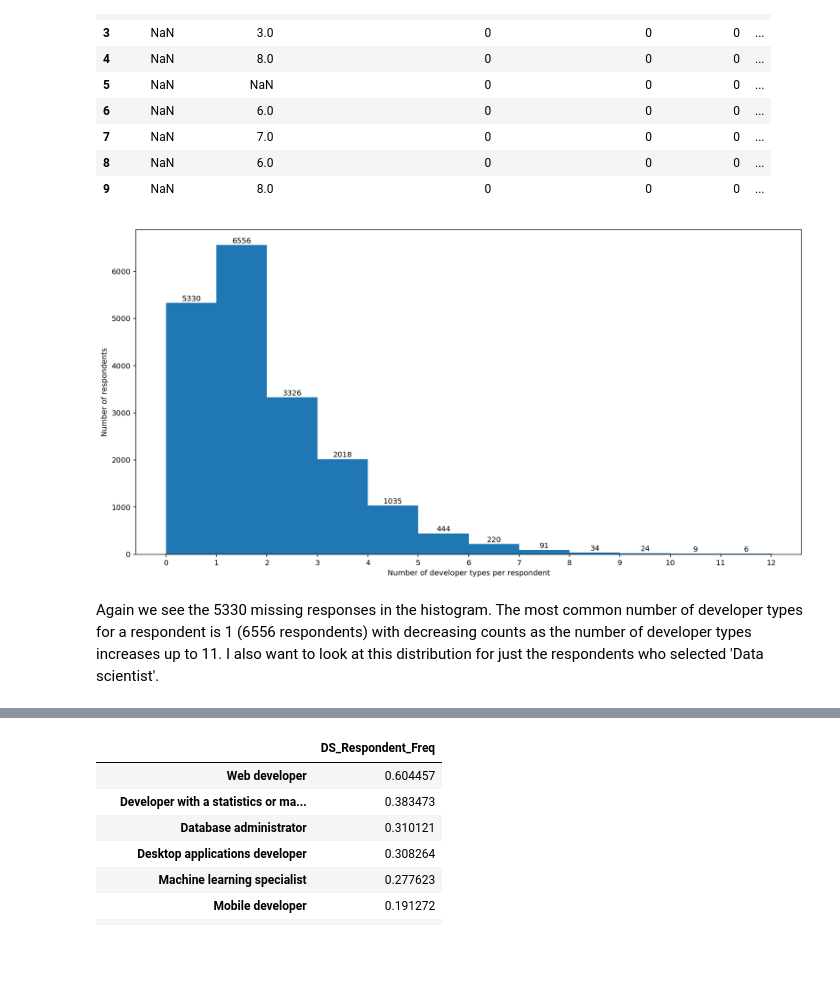
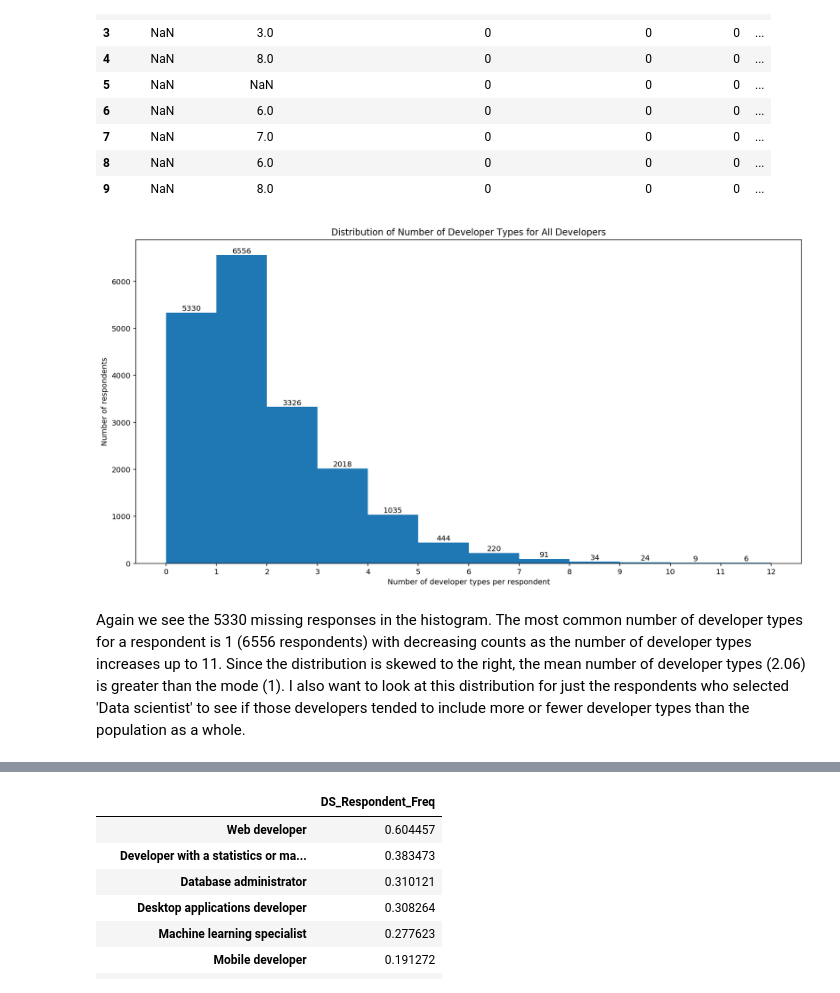
Before and after one commit to blowe615/stackoverflow_survey, a Jupyter notebook: Investigating How Data Scientists Answered the Stack Overflow Survey.ipynb, the cells around one changed output, grey strips where cells are left out. Drawn from its saved outputs; the diff is of its cells as text; code cells hidden in the pictures; blank space fills up the shorter version.

```diff
--- a/Investigating How Data Scientists Answered the Stack Overflow Survey.ipynb
+++ b/Investigating How Data Scientists Answered the Stack Overflow Survey.ipynb
@@ -273,9 +274,8 @@ def generate_onehot(df,column,separator):
 
     return df_copy
 # %%
-original_df = pd.read_csv('survey_results_public.csv')
 # Call the generate_onehot function on a subset of the original dataset
-encoded_df = original_df[['DeveloperType','Salary','JobSatisfaction']]
+encoded_df = df[['DeveloperType','Salary','JobSatisfaction']]
 encoded_df = generate_onehot(encoded_df,'DeveloperType','; ')
 # %%
 # View the first 10 rows of the encoded dataframe to verify onehot encoding
@@ -300,23 +300,24 @@ encoded_df['NumDevTypes'] = encoded_df.iloc[:,-14:].sum(axis=1)
 # %%
 # Visualize the distribution of number of developer types per respondent
 fig, ax = plt.subplots(figsize=(16,8))
 ax.hist(encoded_df['NumDevTypes'],bins=range(encoded_df['NumDevTypes'].max()))
 ax.set_xticks(range(encoded_df['NumDevTypes'].max()))
 ax.set_ylabel('Number of respondents')
 ax.set_xlabel('Number of developer types per respondent')
+ax.set_title('Distribution of Number of Developer Types for All Developers')
 
 # Add value counts to histogram bars
 rects = ax.patches
 labels = encoded_df['NumDevTypes'].value_counts(sort=False)
 for rect, label in zip(rects, labels):
     height = rect.get_height()
     ax.text(rect.get_x() + rect.get_width() / 2, height + 10, label,
             ha='center', va='bottom')
 plt.show()
 # %% [output]
-[figure, old version]
+[figure, new version]
 # %% [markdown]
-Again we see the 5330 missing responses in the histogram.  The most common number of developer types for a respondent is 1 (6556 respondents) with decreasing counts as the number of developer types increases up to 11.  I also want to look at this distribution for just the respondents who selected 'Data scientist'.
+Again we see the 5330 missing responses in the histogram.  The most common number of developer types for a respondent is 1 (6556 respondents) with decreasing counts as the number of developer types increases up to 11.  Since the distribution is skewed to the right, the mean number of developer types (2.06) is greater than the mode (1).  I also want to look at this distribution for just the respondents who selected 'Data scientist' to see if those developers tended to include more or fewer developer types than the population as a whole.
 # %%
 # Create a dataframe that only includes respondents who selected 'Data scientist' as a developer type
 ds_df = encoded_df.loc[encoded_df['Data scientist']==1,:]
```
Also changed, not shown: parts of 56 cells of this notebook.
